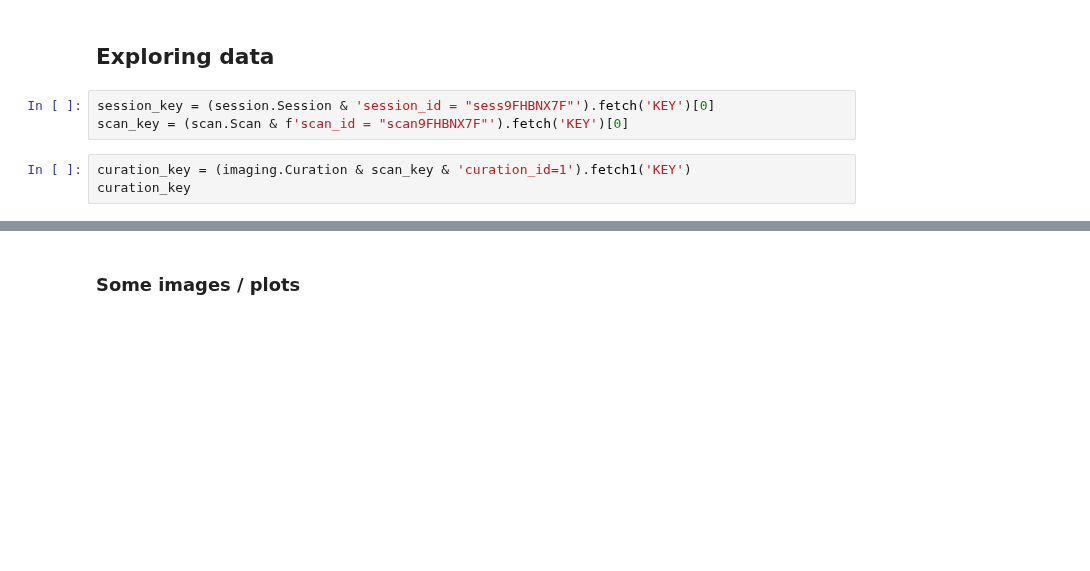
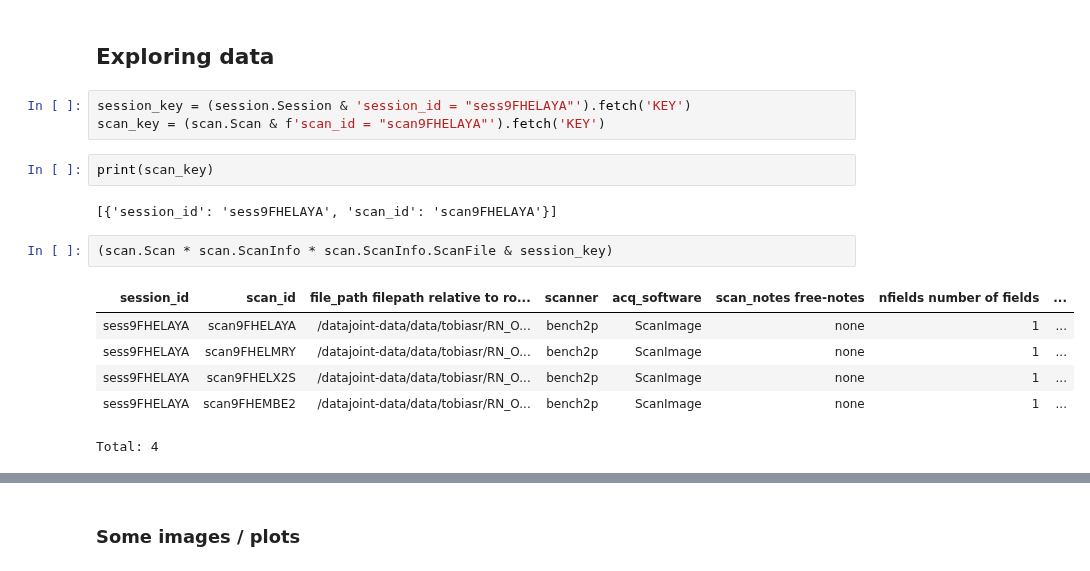
Before and after one commit to Gyepee/adamacs_jisooj, a Jupyter notebook: notebooks/10_troselab_workflow.ipynb, the cells around one changed output, grey strips where cells are left out. Saved outputs shown, nothing was run; the diff lists cells and outputs as text; blank space fills up the shorter version.

Commit message:
changed path handling from serssion to path dir

```diff
--- a/notebooks/10_troselab_workflow.ipynb
+++ b/notebooks/10_troselab_workflow.ipynb
@@ -748,8 +760,18 @@ imaging.Activity.populate(**populate_settings)
 # %% [markdown]
 ## Exploring data
 # %%
-session_key = (session.Session & 'session_id = "sess9FHBNX7F"').fetch('KEY')[0]
-scan_key = (scan.Scan & f'scan_id = "scan9FHBNX7F"').fetch('KEY')[0]
+session_key = (session.Session & 'session_id = "sess9FHELAYA"').fetch('KEY')
+scan_key = (scan.Scan & f'scan_id = "scan9FHELAYA"').fetch('KEY')
-# %%
-curation_key = (imaging.Curation & scan_key & 'curation_id=1').fetch1('KEY')
-curation_key
+# %%
+print(scan_key)
+# %% [output]
+[{'session_id': 'sess9FHELAYA', 'scan_id': 'scan9FHELAYA'}]
+# %%
+(scan.Scan * scan.ScanInfo * scan.ScanInfo.ScanFile & session_key)
+# %% [output]
+| session_id | scan_id | file_path filepath relative to ro... | scanner | acq_software | scan_notes free-notes | nfields number of fields | ... |
+| sess9FHELAYA | scan9FHELAYA | /datajoint-data/data/tobiasr/RN_O... | bench2p | ScanImage | none | 1 | ... |
+| sess9FHELAYA | scan9FHELMRY | /datajoint-data/data/tobiasr/RN_O... | bench2p | ScanImage | none | 1 | ... |
+| sess9FHELAYA | scan9FHELX2S | /datajoint-data/data/tobiasr/RN_O... | bench2p | ScanImage | none | 1 | ... |
+| sess9FHELAYA | scan9FHEMBE2 | /datajoint-data/data/tobiasr/RN_O... | bench2p | ScanImage | none | 1 | ... |
+Total: 4
```
Also changed, not shown: parts of 13 cells of this notebook, 1 other file.
